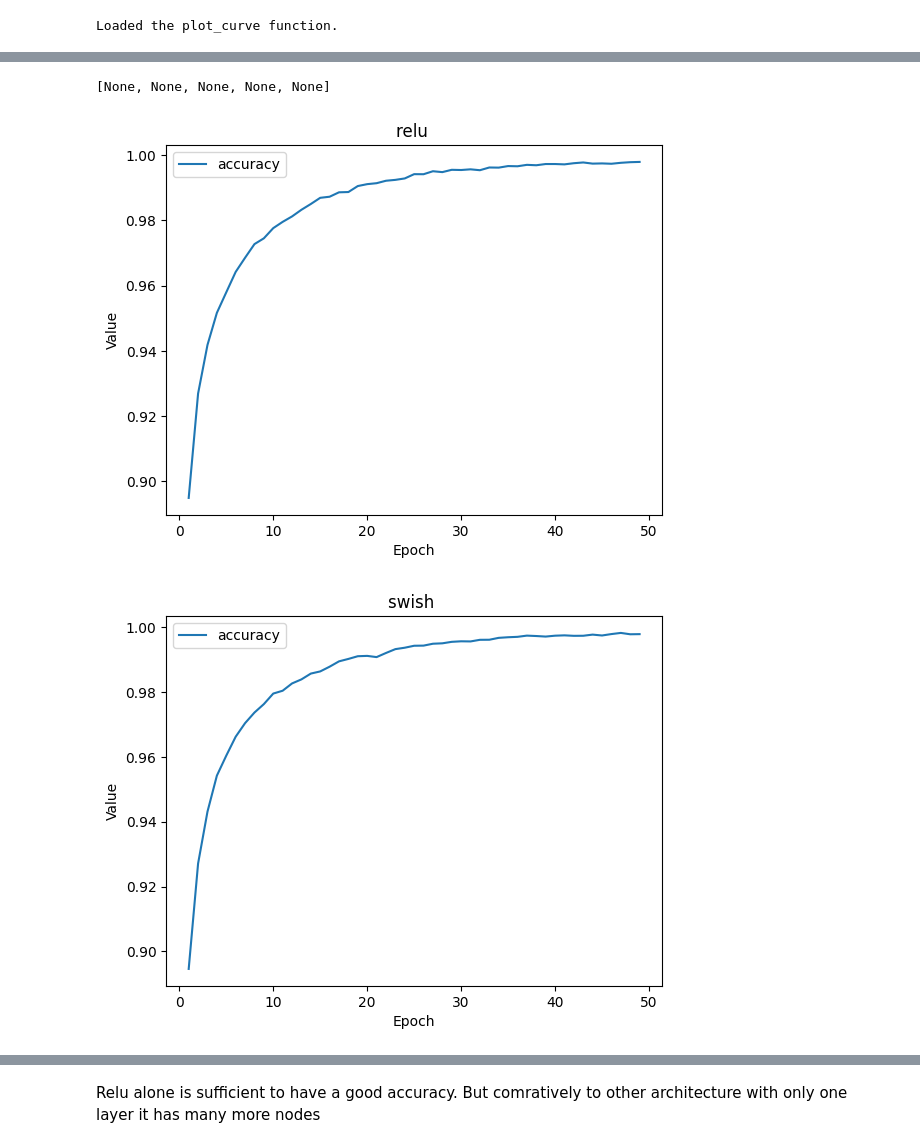
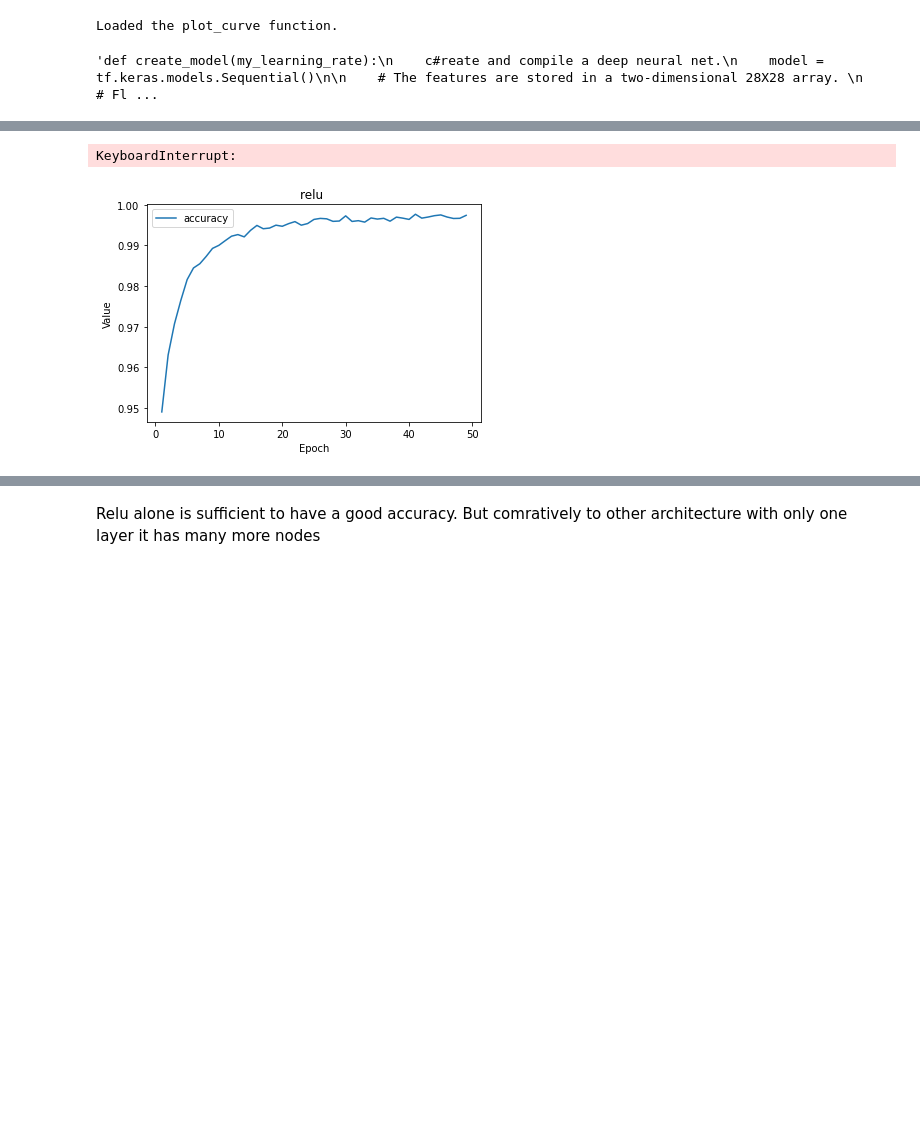
Before and after one commit to aparru33/DeepLearning, a Jupyter notebook: MNIST/mnist_keras.ipynb, the cells around one changed output, grey strips where cells are left out. Saved outputs shown, nothing was run; the diff lists cells and outputs as text; code cells hidden in the pictures; blank space fills up the shorter version.

```diff
--- a/MNIST/mnist_keras.ipynb
+++ b/MNIST/mnist_keras.ipynb
@@ -43,8 +43,8 @@ print("Loaded the plot_curve function.")
 # %% [output]
 Loaded the plot_curve function.
 # %%
-def create_model(my_learning_rate):
-    """Create and compile a deep neural net."""
+"""def create_model(my_learning_rate):
+    c#reate and compile a deep neural net.
     model = tf.keras.models.Sequential()
 
     # The features are stored in a two-dimensional 28X28 array.
@@ -67,7 +67,9 @@ def create_model(my_learning_rate):
                 loss="sparse_categorical_crossentropy",
                 metrics=['accuracy'])
 
-    return model
+    return model     """
+# %% [output]
+'def create_model(my_learning_rate):\n    c#reate and compile a deep neural net.\n    model = tf.keras.models.Sequential()\n\n    # The features are stored in a two-dimensional 28X28 array. \n    # Fl ...
 # %%
 d_optimizer={"SGD" : lambda  l: tf.keras.optimizers.SGD(learning_rate=l),
 "RMSprop" : lambda  l: tf.keras.optimizers.RMSprop(learning_rate=l),
@@ -88,6 +90,7 @@ def create_layer(k, dict_layer,model):
     model.add(tf.keras.layers.Dense(units=param.get("nb_node"), activation=param.get("activation")))
     # Define a dropout regularization layer.
     model.add(tf.keras.layers.Dropout(rate=param.get("drop_out_rate")))
+    return model
 
 def create_model(dict_layer:dict, optimizer:str, loss:str, learning_rate, metrics:list):
     """Create and compile a deep neural net."""
@@ -101,8 +104,9 @@ def create_model(dict_layer:dict, optimizer:str, loss:str, learning_rate, metric
     # The features are stored in a two-dimensional 28X28 array.
     # Flatten that two-dimensional array into a one-dimensional
     # 784-element array.
+    print(list(dict_layer))
     for k in range(1,len(dict_layer)):
-        create_layer(k,dict_layer,model)
+        model=create_layer(k,dict_layer,model)
     param=dict_layer.get(len(dict_layer))
     # Define the output layer. It had 10 units because we have 10 classes
     model.add(tf.keras.layers.Dense(param.get("nb_node"), activation=param.get("activation")))
@@ -127,7 +131,7 @@ def train_model(model, train_features, train_label, epochs,
   epochs = history.epoch
   hist = pd.DataFrame(history.history)
 
-  return epochs, hist
+  return model, epochs, hist
 # %%
 def test_model(dict_layer, optimizer, loss, learning_rate, metrics,
                    epochs, batch_size, validation_split, verbose):
@@ -137,7 +141,8 @@ def test_model(dict_layer, optimizer, loss, learning_rate, metrics,
                             learning_rate=learning_rate,
                             metrics=['accuracy'])
     # Train the model on the normalized training set.
-    epochs, hist = train_model(my_model, x_train_normalized, y_train,
+    print(list(my_model.layers))
+    my_model, epochs, hist = train_model(my_model, x_train_normalized, y_train,
                                epochs, batch_size, validation_split, verbose = 0)
 
     # Plot a graph of the metric vs. epochs.
@@ -156,11 +161,14 @@ def test_model(dict_layer, optimizer, loss, learning_rate, metrics,
 # The following variables are the hyperparameters.
 learning_rate = 0.003
 epochs = 50
-batch_size = 4000
+batch_size = 1000
 validation_split = 0.2
 
 # Establish the model's topography.
 #my_model = create_model(learning_rate)
+layer_1_relu = {"activation" : "relu",
+           "nb_node" : 10,
+           "drop_out_rate" : 0.2}
 layer_1 = {"activation" : "relu",
            "nb_node" : 392,
            "drop_out_rate" : 0.2}
@@ -171,7 +179,7 @@ layer_3 = {"activation" : "softmax",
            "nb_node" : 10}
 layers= {1 : layer_1,2:layer_2, 3:layer_3}
  #(dict_layer,optimizer:str, loss:str, learning_rate, metrics:list)
-arch = [{1:layer_1},{1:layer_2},{1:layer_3},{1 : layer_1,2:layer_3},{1 : layer_1,2:layer_2, 3:layer_3}]
+arch = [{1:layer_1_relu},{1:layer_1,2:layer_3},{1 : layer_2,2:layer_3},{1 : layer_1,2:layer_2, 3:layer_3}]
 
 traintest = lambda dc : test_model(dict_layer = dc, optimizer = "Adam",
                                 loss="sparse_categorical_crossentropy",
@@ -203,3 +199,2 @@ traintest = lambda dc : test_model(dict_layer = dc, optimizer = "Adam",
-[None, None, None, None, None]
+KeyboardInterrupt:
-[figure, old version]
+[figure, new version]
-[figure, removed]
```
Also changed, not shown: parts of 1 cell of this notebook.
